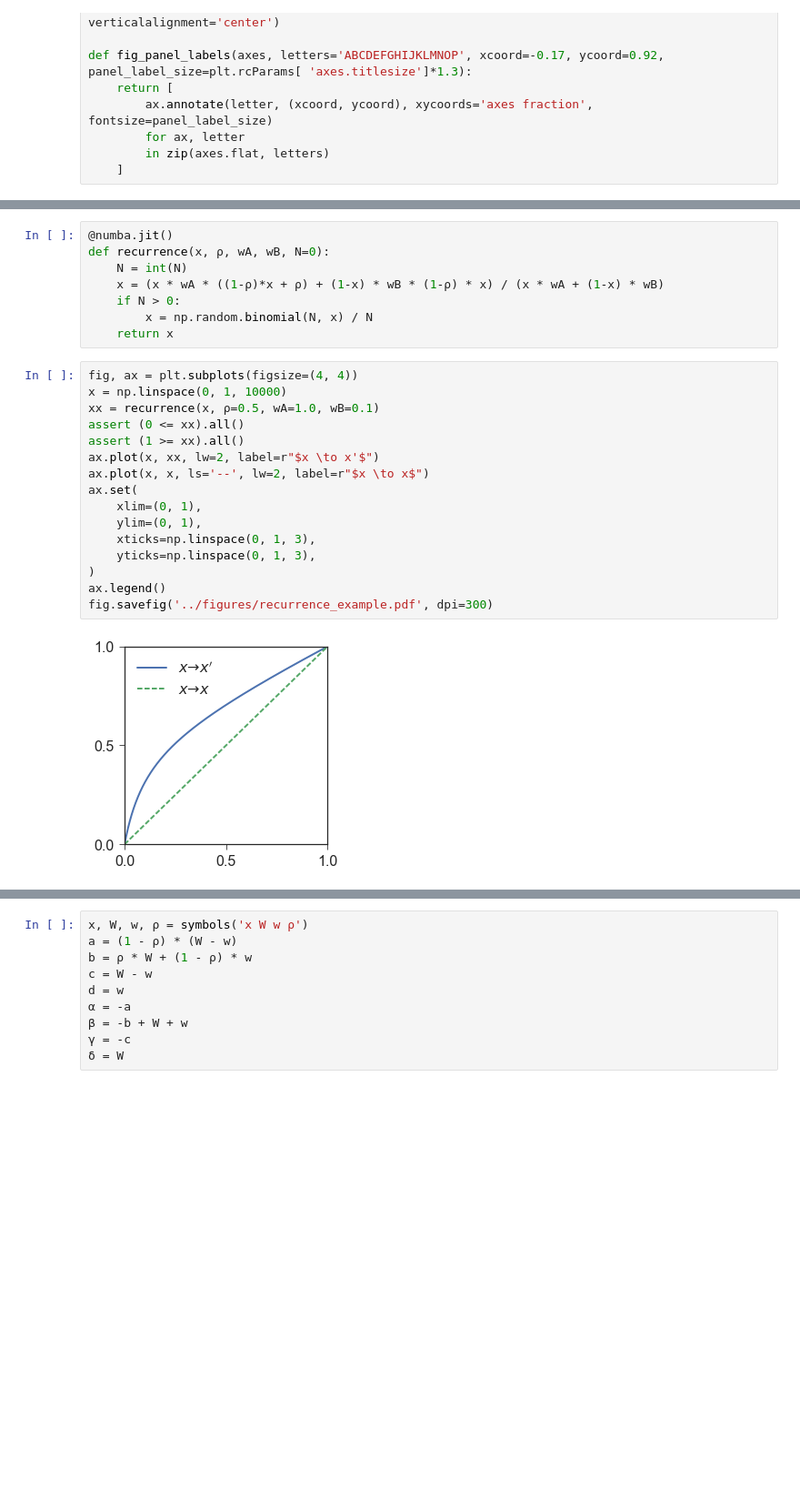
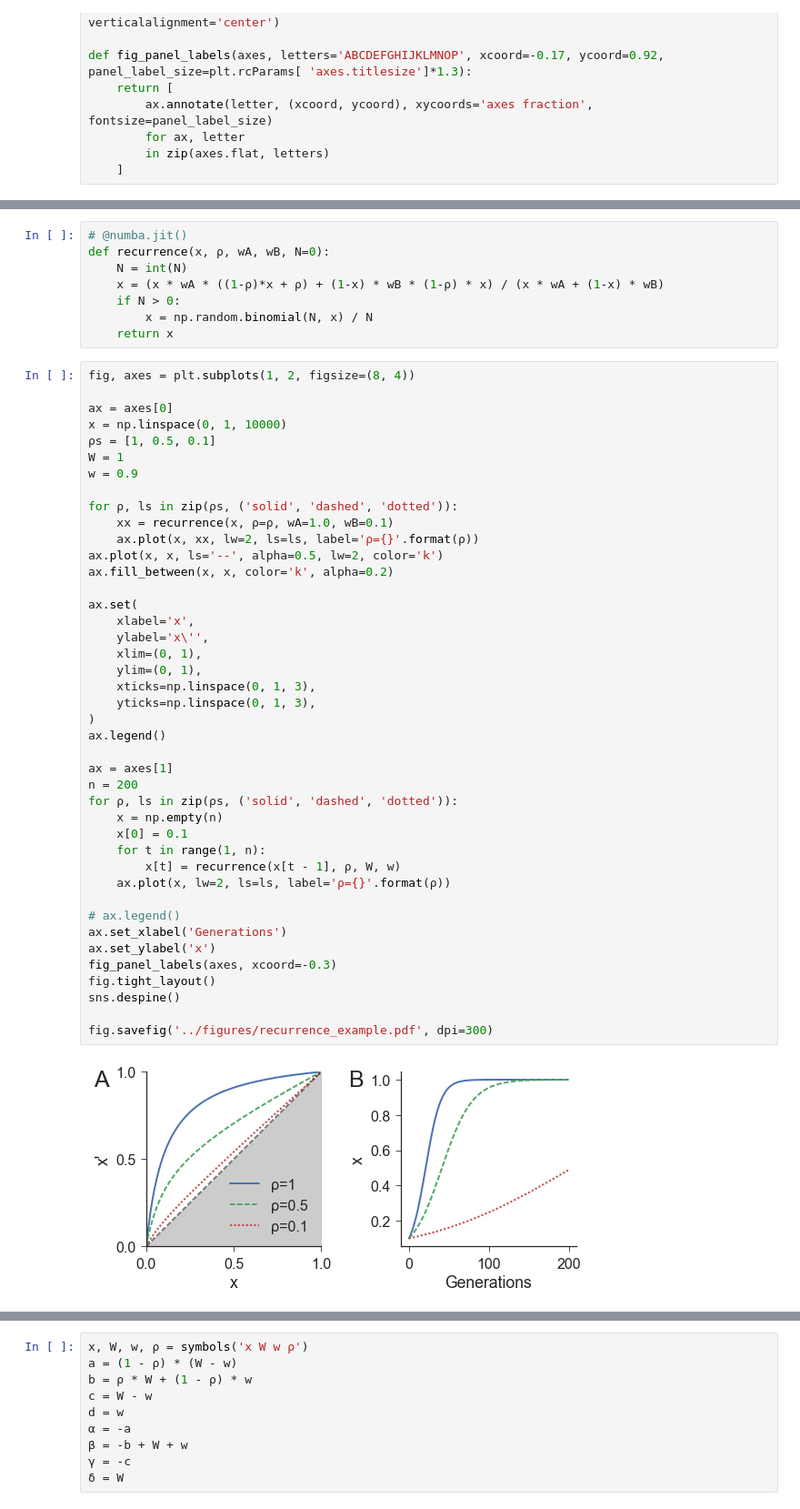
Before and after one commit to yoavram/Milpitas, a Jupyter notebook: notebooks/recurrence.ipynb, the cells around one changed output, grey strips where cells are left out. Shown at 91% size. Cells and saved outputs as stored; diff of their text form; blank space fills up the shorter version.

Commit message:
revised text; added constant selection figure; reduced resolution of modifiers in stoch selection

```diff
--- a/notebooks/recurrence.ipynb
+++ b/notebooks/recurrence.ipynb
@@ -36,5 +36,5 @@ def fig_panel_labels(axes, letters='ABCDEFGHIJKLMNOP', xcoord=-0.17, ycoord=0.92
 # %%
-@numba.jit()
+# @numba.jit()
 def recurrence(x, ρ, wA, wB, N=0):
     N = int(N)
     x = (x * wA * ((1-ρ)*x + ρ) + (1-x) * wB * (1-ρ) * x) / (x * wA + (1-x) * wB)
@@ -42,21 +42,47 @@ def recurrence(x, ρ, wA, wB, N=0):
         x = np.random.binomial(N, x) / N
     return x
 # %%
-fig, ax = plt.subplots(figsize=(4, 4))
+fig, axes = plt.subplots(1, 2, figsize=(8, 4))
+
+ax = axes[0]
 x = np.linspace(0, 1, 10000)
-xx = recurrence(x, ρ=0.5, wA=1.0, wB=0.1)
-assert (0 <= xx).all()
-assert (1 >= xx).all()
-ax.plot(x, xx, lw=2, label=r"$x \to x'$")
-ax.plot(x, x, ls='--', lw=2, label=r"$x \to x$")
+ρs = [1, 0.5, 0.1]
+W = 1
+w = 0.9
+
+for ρ, ls in zip(ρs, ('solid', 'dashed', 'dotted')):
+    xx = recurrence(x, ρ=ρ, wA=1.0, wB=0.1)
+    ax.plot(x, xx, lw=2, ls=ls, label='ρ={}'.format(ρ))
+ax.plot(x, x, ls='--', alpha=0.5, lw=2, color='k')
+ax.fill_between(x, x, color='k', alpha=0.2)
+
 ax.set(
+    xlabel='x',
+    ylabel='x\'',
     xlim=(0, 1),
     ylim=(0, 1),
     xticks=np.linspace(0, 1, 3),
     yticks=np.linspace(0, 1, 3),
 )
 ax.legend()
+
+ax = axes[1]
+n = 200
+for ρ, ls in zip(ρs, ('solid', 'dashed', 'dotted')):
+    x = np.empty(n)
+    x[0] = 0.1
+    for t in range(1, n):
+        x[t] = recurrence(x[t - 1], ρ, W, w)
+    ax.plot(x, lw=2, ls=ls, label='ρ={}'.format(ρ))
+
+# ax.legend()
+ax.set_xlabel('Generations')
+ax.set_ylabel('x')
+fig_panel_labels(axes, xcoord=-0.3)
+fig.tight_layout()
+sns.despine()
+
 fig.savefig('../figures/recurrence_example.pdf', dpi=300)
 # %% [output]
-[figure, old version]
+[figure, new version]
 # %% [markdown]
```
Also changed, not shown: parts of 2 cells of this notebook, 3 other files.
